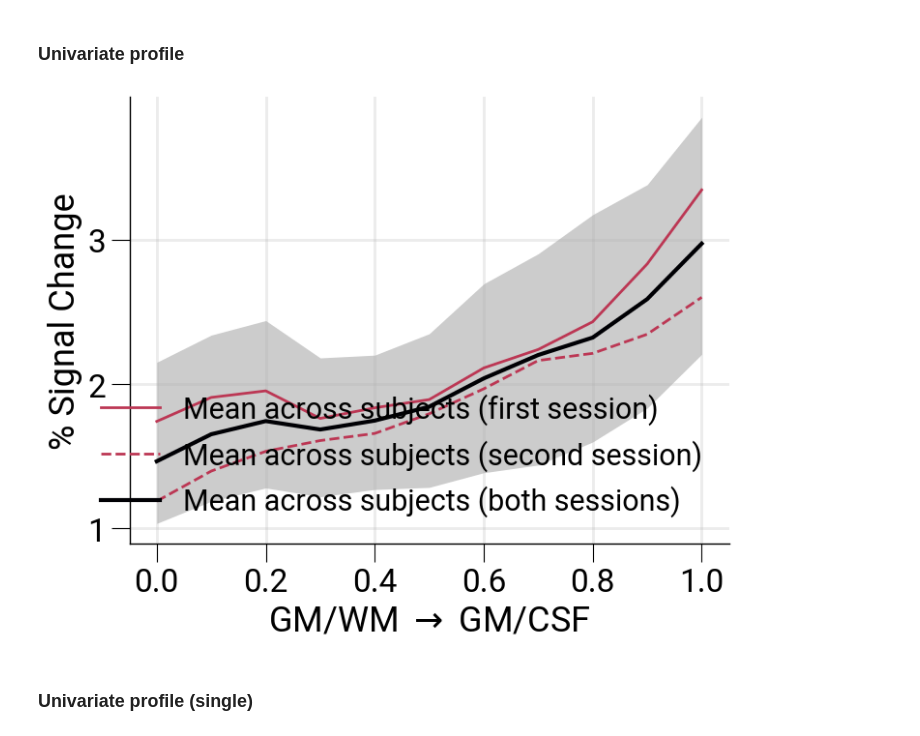
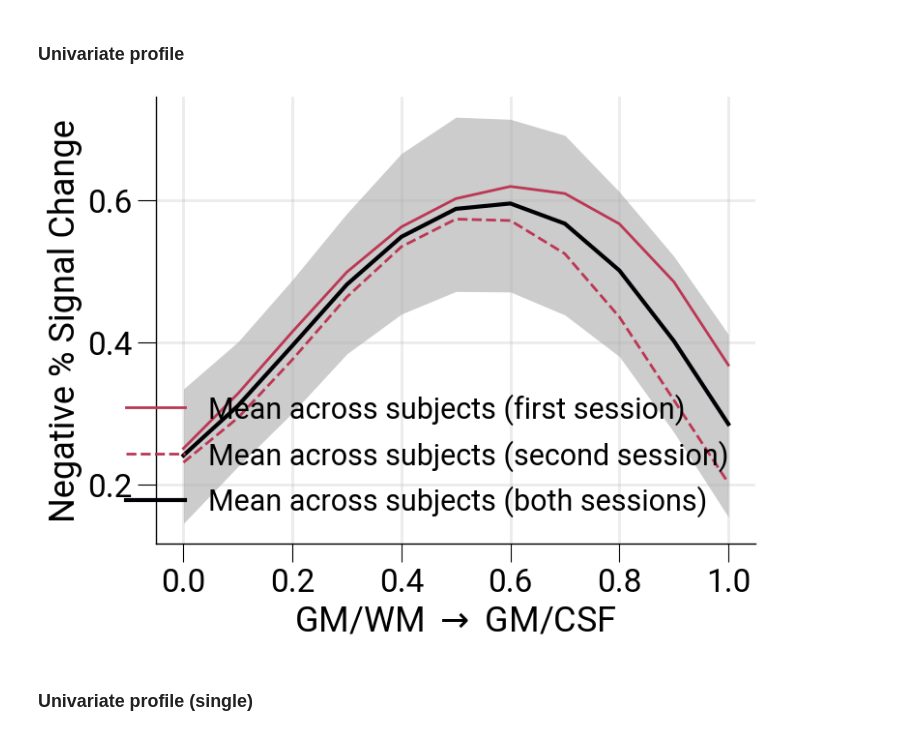
Before and after one commit to haenelt/odc, a Jupyter notebook: notebooks/univariate_profile.ipynb, the cells around one changed output. Drawn from its saved outputs; the diff is of its cells as text; code cells hidden in the pictures.

```diff
--- a/notebooks/univariate_profile.ipynb
+++ b/notebooks/univariate_profile.ipynb
@@ -22,9 +22,9 @@ DIR_DATA = "/data/pt_01880/Experiment1_ODC/paper/decoding"
 FILTER_SIZE = "none"
 
 # set
-SESS = "SE_EPI"
+SESS = "VASO"
 METRIC = "psc"
-NMAX = 200
+NMAX = None  # int | None
 # %%
 def get_label(subj):
     # get label and hemisphere
@@ -67,7 +67,11 @@ def get_profile(sess, day):
         for j in range(N_LAYER):
             data = Data(subj, f"{sess}{SESSION[subj][sess][day]}")
             dtf = pd.read_parquet(data.get_sample_data(j))
-            label_selected, hemi_selected = select_features(dtf, label, hemi)
+            if NMAX:
+                label_selected, hemi_selected = select_features(dtf, label, hemi)
+            else:
+                label_selected = label
+                hemi_selected = hemi
 
             if METRIC == "tsnr":
                 arr_left = data.get_tsnr("lh", j)
@@ -93,36 +97,37 @@ x = np.linspace(0, 1, N_LAYER)
 y1 = get_profile(SESS, 0)
 y2 = get_profile(SESS, 1)
 y3 = np.append(y1, y2, axis=1)
 if SESS == "VASO":
     y1 *= -1
     y2 *= -1
     y3 *= -1
 #np.savez(Path("/data/pt_01880") / f"{METRIC}_{SESS}.npy", y1=y1, y2=y2, y3=y3)
 
 ci_low = []
 ci_high = []
 for i in range(N_LAYER):
     boot = Bootstrap(y3[i,:])
     low, high = boot.confidence_interval()
     ci_low.append(low)
     ci_high.append(high)
 
 fig, ax = plt.subplots()
 color = ColMap.hex_colors
 ax.plot(x, np.mean(y1, axis=1), color=color[1], linestyle="-", label="Mean across subjects (first session)")
 ax.plot(x, np.mean(y2, axis=1), color=color[1], linestyle="--", label="Mean across subjects (second session)")
 ax.plot(x, np.mean(y3, axis=1), color=color[0], linestyle="-", label="Mean across subjects (both sessions)", lw=3)
 ax.fill_between(x, ci_low, ci_high, color=color[0], alpha=0.2, lw=0)
 ax.set_xlabel(r"GM/WM $\rightarrow$ GM/CSF")
 if SESS == "VASO":
     ax.set_ylabel("Negative % Signal Change")
 else:
     ax.set_ylabel("% Signal Change")
 ax.legend(loc="lower right")
-file_out = f"/data/pt_01880/{METRIC}_{SESS}.svg"
-#fig.savefig(file_out, dpi=300, bbox_inches="tight", transparent=True, format="svg")
+dir_out = Path("/data/pt_01880")
+file_out = dir_out / f"{METRIC}_{SESS}.svg" if NMAX else dir_out / f"{METRIC}_{SESS}_all.svg"
+fig.savefig(file_out, dpi=300, bbox_inches="tight", transparent=True, format="svg")
 # %% [output]
-[figure, old version]
+[figure, new version]
 # %% [markdown]
 ### Univariate profile (single)
 # %%
```
Also changed, not shown: parts of 1 cell of this notebook.
